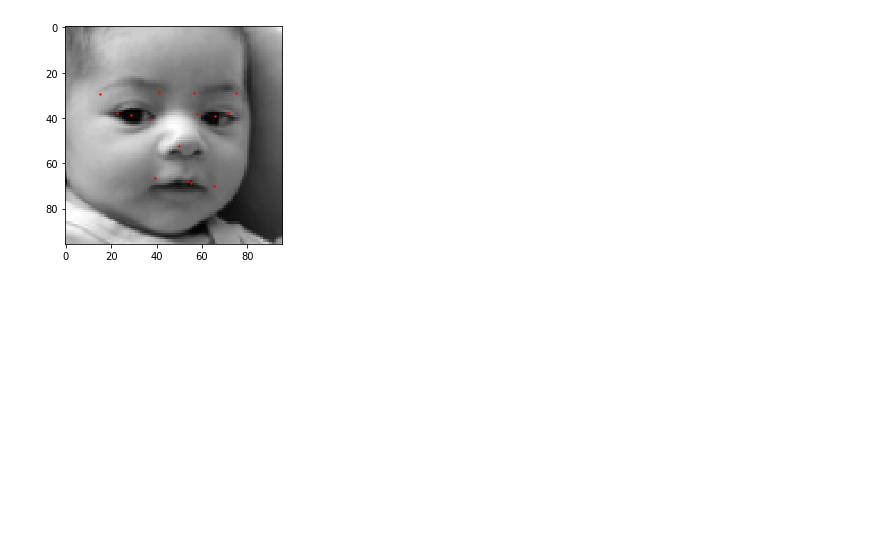
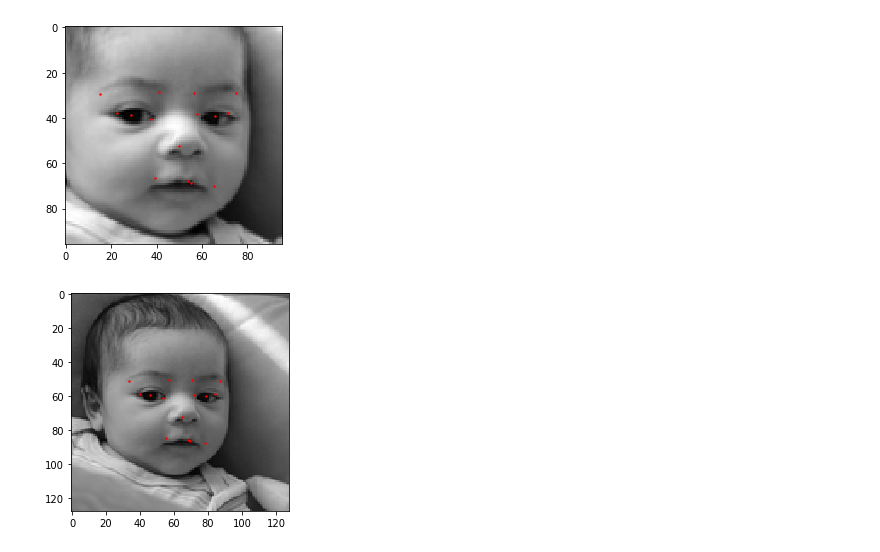
Before and after one commit to xy272/bis557finalproject, a Jupyter notebook: test_run_facial_keypoints.ipynb, the cells around one changed output. Drawn from its saved outputs; the diff is of its cells as text; code cells hidden in the pictures; blank space fills up the shorter version.

```diff
--- a/test_run_facial_keypoints.ipynb
+++ b/test_run_facial_keypoints.ipynb
@@ -16,10 +16,13 @@ from scipy.io import loadmat, savemat
 from skimage import data, img_as_float, exposure
 from pandas.io.parsers import read_csv
 from sklearn.utils import shuffle
+# %%
+from func_processing import get_avg_xy
+model = tf.keras.models.load_model('./model/fcn')
 # %%
 face_cascade = cv2.CascadeClassifier('haarcascade_frontalface_default.xml')
 # Read the input image
-img = cv2.imread('./data/test/00000.png')
+img = cv2.imread('./data/test/00001.png')
 # %%
 # Convert into grayscale
 gray = cv2.cvtColor(img, cv2.COLOR_BGR2GRAY)
@@ -56,12 +56,15 @@ plt.show()
 # %% [output]
 [figure]
 # %%
-y = np.zeros(30)
+y0 = np.zeros(30)
 for j in range(15):
-    y[2*j] = y_pred[2*j] * w + x
-    y[2*j+1] = y_pred[2*j+1] * h + y
+    y0[2*j] = y_pred[2*j] * w + x
+    y0[2*j+1] = y_pred[2*j+1] * h + y
 # %%
 plt.imshow(gray, cmap='gray')
 for i in range(15):
-    plt.scatter(y[2*i], y[2*i+1], s=2, c='r')
-plt.show()
+    plt.scatter(y0[2*i], y0[2*i+1], s=2, c='r')
+# plt.show()
+plt.savefig('./data/test/pred.png', dpi=300, bbox_inches='tight')
+# %% [output]
+[figure, added]
```
Also changed, not shown: parts of 2 cells of this notebook.
